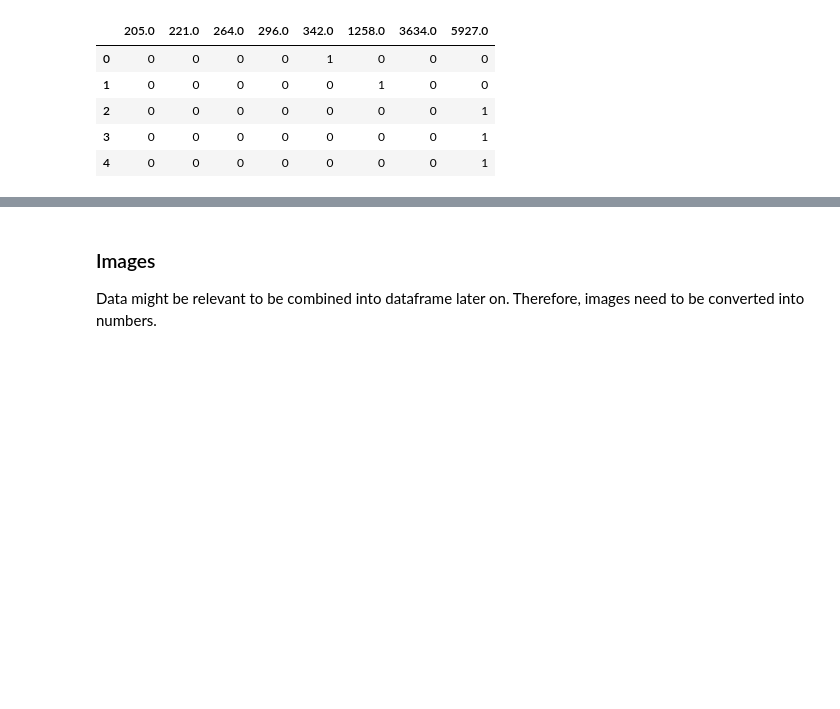
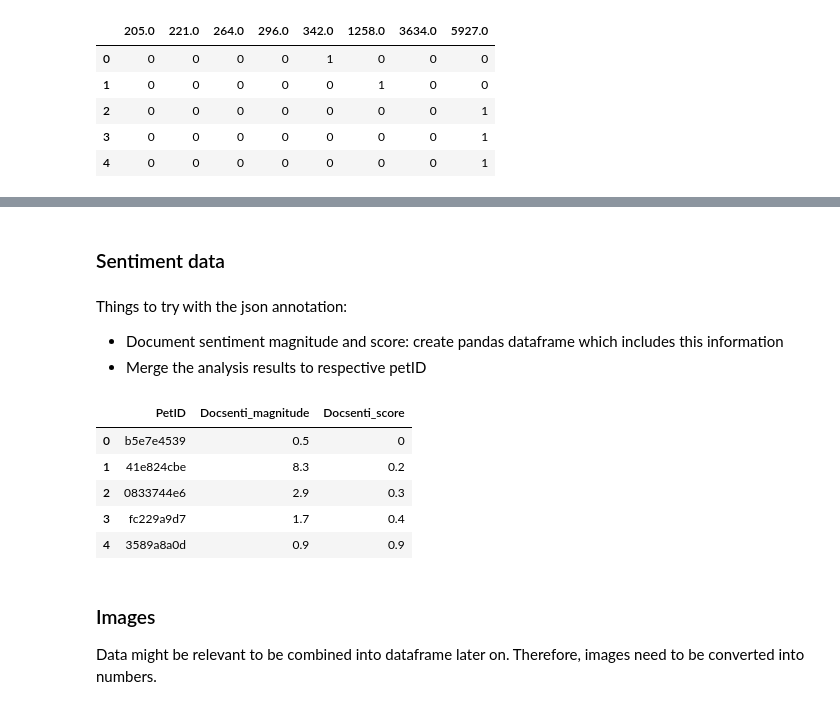
Before and after one commit to manuelfreude/kagglepetfinder, a Jupyter notebook: petfinder.ipynb, the cells around one changed output, grey strips where cells are left out. Drawn from its saved outputs; the diff is of its cells as text; code cells hidden in the pictures; blank space fills up the shorter version.

Commit message:
Added sentiment extraction and dataset merger

```diff
--- a/petfinder.ipynb
+++ b/petfinder.ipynb
@@ -1013,3 +1013,36 @@ memory usage: 4.2+ MB
+# %% [markdown]
+### Sentiment data
+# %% [markdown]
+Things to try with the json annotation:
+- Document sentiment magnitude and score: create pandas dataframe which includes this information
+- Merge the analysis results to respective petID
+# %%
+# https://stackoverflow.com/questions/10377998/how-can-i-iterate-over-files-in-a-given-directory
+
+import json
+
+sentiment_data = pd.DataFrame(columns=['PetID', 'Docsenti_magnitude', 'Docsenti_score'])
+
+directory = 'train_sentiment/'
+
+for filename in os.listdir(directory):
+    f = open(directory+filename, 'r')
+    PetID = filename[:-5]
+    content = json.load(f)
+    magnitude = content['documentSentiment']['magnitude']
+    score = content['documentSentiment']['score']
+    sentiment_data = sentiment_data.append(pd.Series([PetID, magnitude, score], index=sentiment_data.columns),
+                                           ignore_index=True)
+    #print (PetID, magnitude, score)
+
+sentiment_data.head()
+# %% [output]
+|  | PetID | Docsenti_magnitude | Docsenti_score |
+| 0 | b5e7e4539 | 0.5 | 0 |
+| 1 | 41e824cbe | 8.3 | 0.2 |
+| 2 | 0833744e6 | 2.9 | 0.3 |
+| 3 | fc229a9d7 | 1.7 | 0.4 |
+| 4 | 3589a8a0d | 0.9 | 0.9 |
 # %% [markdown]
 ### Images
 Data might be relevant to be combined into dataframe later on. Therefore, images need to be converted into numbers.
```
Also changed, not shown: parts of 18 cells of this notebook.
